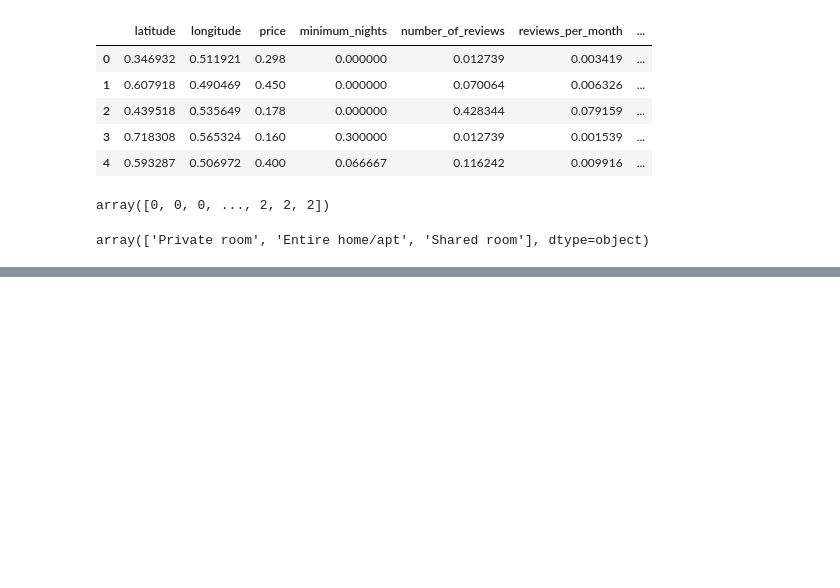
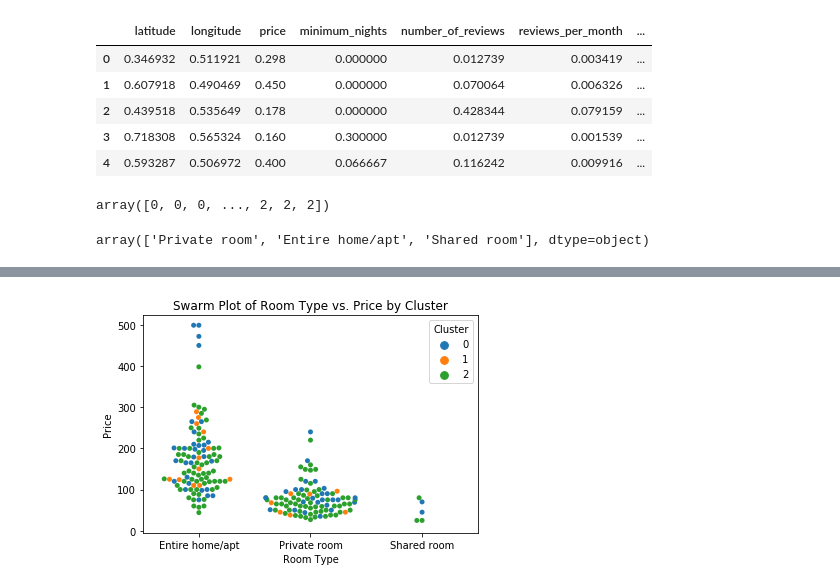
Before and after one commit to esm2000/ds_coursework_python, a Jupyter notebook: mat_328/project/k_means_clustering.ipynb, the cells around one changed output, grey strips where cells are left out. Cells and saved outputs as stored; diff of their text form; code cells hidden in the pictures; blank space fills up the shorter version.

```diff
--- a/mat_328/project/k_means_clustering.ipynb
+++ b/mat_328/project/k_means_clustering.ipynb
@@ -184,0 +195,10 @@ plt.savefig("plots/third_cluster_price_dist.png")
+# %%
+import seaborn as sns
+# Swarm plot
+sns.swarmplot(x= "room_type", y="price", hue = "Cluster", data = airbnb_sample)
+plt.title("Swarm Plot of Room Type vs. Price by Cluster")
+plt.xlabel("Room Type")
+plt.ylabel("Price")
+plt.savefig("plots/cluster_visualization2")
+# %% [output]
+[figure, added]
```
Also changed, not shown: parts of 12 cells of this notebook, 3 other files.
